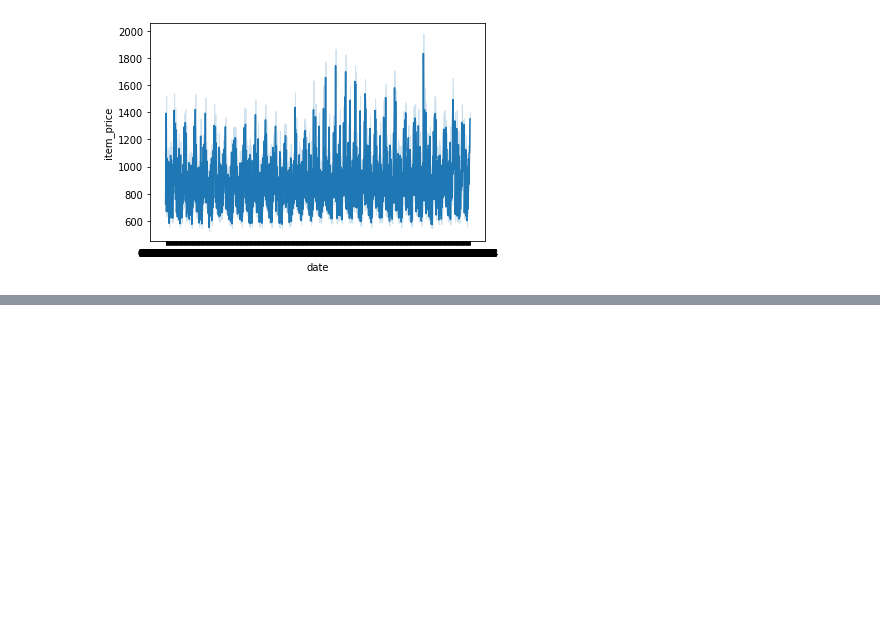
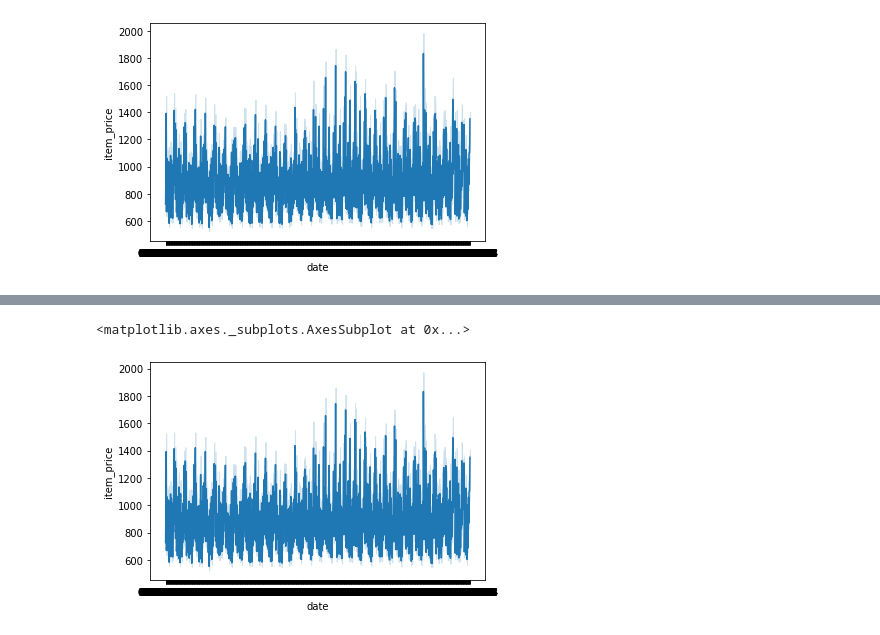
Before and after one commit to piszewc/python-deep-learning-data-science, a Jupyter notebook: Kaggle/Predict Future Sales.ipynb, the cells around one changed output, grey strips where cells are left out. Cells and saved outputs as stored; diff of their text form; code cells hidden in the pictures; blank space fills up the shorter version.

```diff
--- a/Kaggle/Predict Future Sales.ipynb
+++ b/Kaggle/Predict Future Sales.ipynb
@@ -18,3 +19,5 @@ sns.lineplot(data=dataset, x='date',y='item_price')
 # %% [output]
 <matplotlib.axes._subplots.AxesSubplot at 0x...>
 [figure]
+# %%
+temp_data = dataset.groupby(['date','shop_id','item_id']).sum().reset_index()
@@ -20,0 +40,5 @@ sns.lineplot(data=dataset, x='date',y='item_price')
+# %%
+sns.lineplot(data=temp_data, x='date',y='item_price')
+# %% [output]
+<matplotlib.axes._subplots.AxesSubplot at 0x...>
+[figure, added]
```
Also changed, not shown: parts of 4 cells of this notebook, 3 other files.
